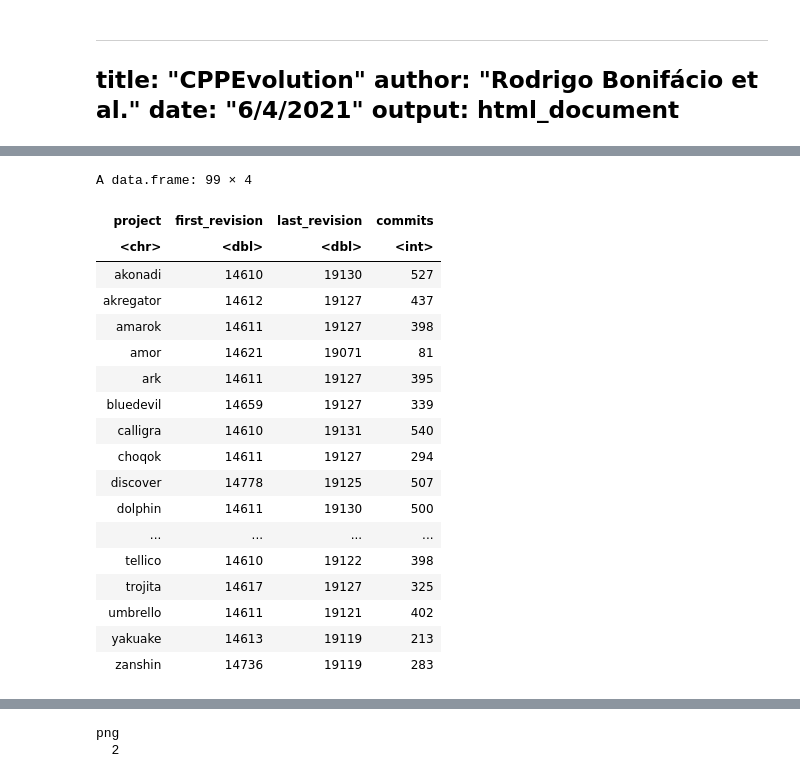
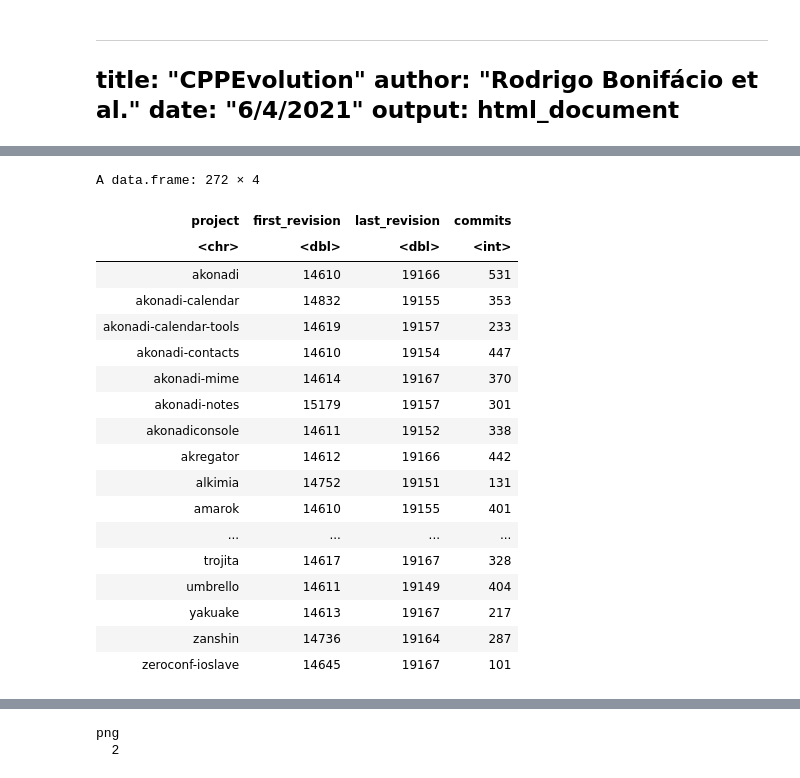
Before and after one commit to PAMunb/cppEvolution, a Jupyter notebook: analysis/datasets/analysis.ipynb, the cells around one changed output, grey strips where cells are left out. Drawn from its saved outputs; the diff is of its cells as text; code cells hidden in the pictures.

```diff
--- a/analysis/datasets/analysis.ipynb
+++ b/analysis/datasets/analysis.ipynb
@@ -44,40 +64,40 @@ The following objects are masked from ‘package:base’:
 # %%
 ## Load the KCalc dataset
 
 # "lambda"              "auto"
 # "range_for"           "const_expr"          "if_with_initializer"
 
-ds <- read.csv("all-results.csv", head=T, sep=",")
+ds <- read.csv("full-results.csv", head=T, sep=",")
 
 ds$date <- as.Date(ds$date)
 
 projects <- sqldf("select project,
                           min(date) as first_revision,
                           max(date) as last_revision,
                           count(revision) as commits
                     from ds
                     group by project", method = "name__class")
 projects
 # %% [output]
-A data.frame: 99 × 4
+A data.frame: 272 × 4
 | project | first_revision | last_revision | commits |
 | <chr> | <dbl> | <dbl> | <int> |
-| akonadi | 14610 | 19130 | 527 |
-| akregator | 14612 | 19127 | 437 |
-| amarok | 14611 | 19127 | 398 |
-| amor | 14621 | 19071 | 81 |
-| ark | 14611 | 19127 | 395 |
-| bluedevil | 14659 | 19127 | 339 |
-| calligra | 14610 | 19131 | 540 |
-| choqok | 14611 | 19127 | 294 |
-| discover | 14778 | 19125 | 507 |
-| dolphin | 14611 | 19130 | 500 |
+| akonadi | 14610 | 19166 | 531 |
+| akonadi-calendar | 14832 | 19155 | 353 |
+| akonadi-calendar-tools | 14619 | 19157 | 233 |
+| akonadi-contacts | 14610 | 19154 | 447 |
+| akonadi-mime | 14614 | 19167 | 370 |
+| akonadi-notes | 15179 | 19157 | 301 |
+| akonadiconsole | 14611 | 19152 | 338 |
+| akregator | 14612 | 19166 | 442 |
+| alkimia | 14752 | 19151 | 131 |
+| amarok | 14610 | 19155 | 401 |
 | ... | ... | ... | ... |
-| tellico | 14610 | 19122 | 398 |
-| trojita | 14617 | 19127 | 325 |
-| umbrello | 14611 | 19121 | 402 |
-| yakuake | 14613 | 19119 | 213 |
-| zanshin | 14736 | 19119 | 283 |
+| trojita | 14617 | 19167 | 328 |
+| umbrello | 14611 | 19149 | 404 |
+| yakuake | 14613 | 19167 | 217 |
+| zanshin | 14736 | 19164 | 287 |
+| zeroconf-ioslave | 14645 | 19167 | 101 |
 # %%
 ### Research Question 1
 
```
Also changed, not shown: parts of 7 cells of this notebook.
